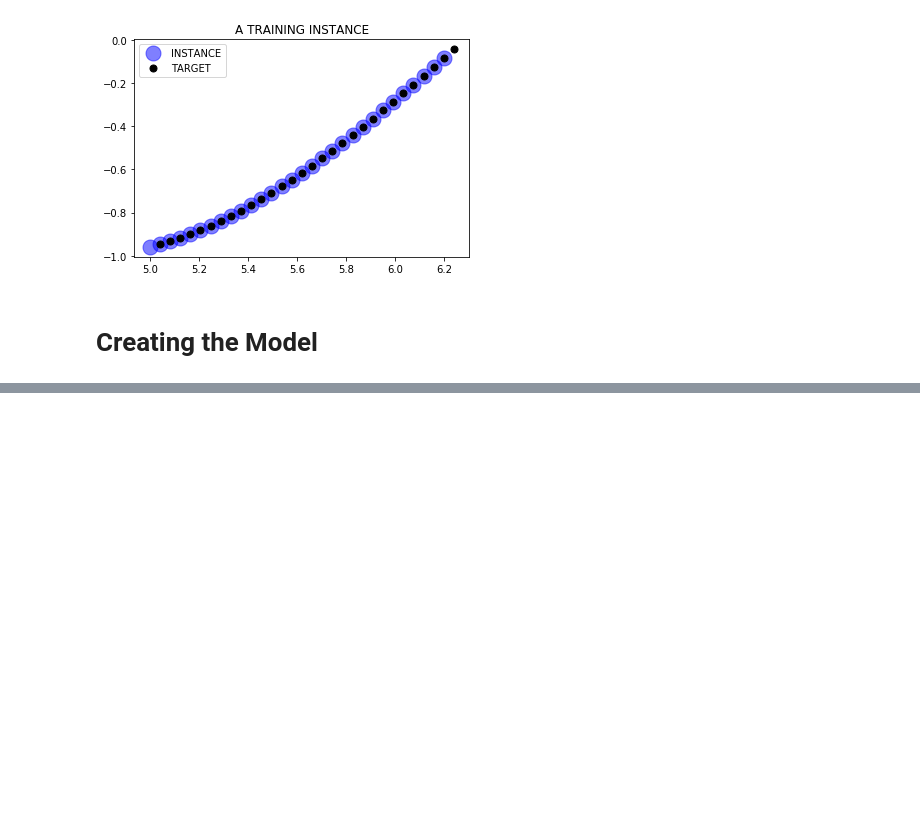
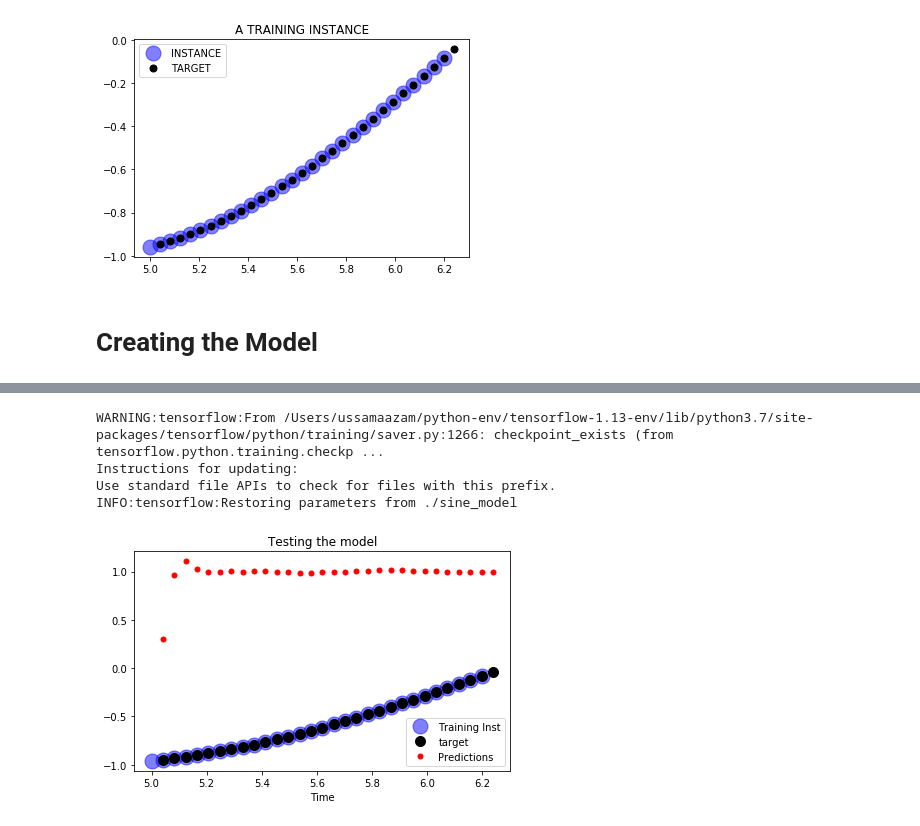
Before and after one commit to NuclearOreo/Tensorflow-1-Notes, a Jupyter notebook: Recurrent-Neural-Network/RNN.ipynb, the cells around one changed output, grey strips where cells are left out. Drawn from its saved outputs; the diff is of its cells as text; code cells hidden in the pictures; blank space fills up the shorter version.

Commit message:
Testing the model

```diff
--- a/Recurrent-Neural-Network/RNN.ipynb
+++ b/Recurrent-Neural-Network/RNN.ipynb
@@ -155,0 +173,27 @@ with tf.Session() as sess:
+# %%
+with tf.Session() as sess:
+
+    saver.restore(sess, './sine_model')
+
+    x_new = np.sin(np.array(train_inst[:-1].reshape(-1, num_time_steps, num_inputs)))
+
+    y_pred = sess.run(outputs, feed_dict={x: x_new})
+# %% [output]
+WARNING:tensorflow:From /Users/ussamaazam/python-env/tensorflow-1.13-env/lib/python3.7/site-packages/tensorflow/python/training/saver.py:1266: checkpoint_exists (from tensorflow.python.training.checkp ...
+Instructions for updating:
+Use standard file APIs to check for files with this prefix.
+INFO:tensorflow:Restoring parameters from ./sine_model
+# %%
+plt.title("Testing the model")
+
+plt.plot(train_inst[:-1], np.sin(train_inst[:-1]), 'bo', markersize=15, alpha=0.5, label='Training Inst')
+
+plt.plot(train_inst[1:], np.sin(train_inst[1:]), 'ko', markersize=10, label='target')
+
+plt.plot(train_inst[1:], y_pred[0,:,0], 'r.', markersize=10, label='Predictions')
+
+plt.xlabel('Time')
+plt.legend()
+plt.tight_layout()
+# %% [output]
+[figure, added]
```
Also changed, not shown: parts of 5 cells of this notebook, 3 other files.
